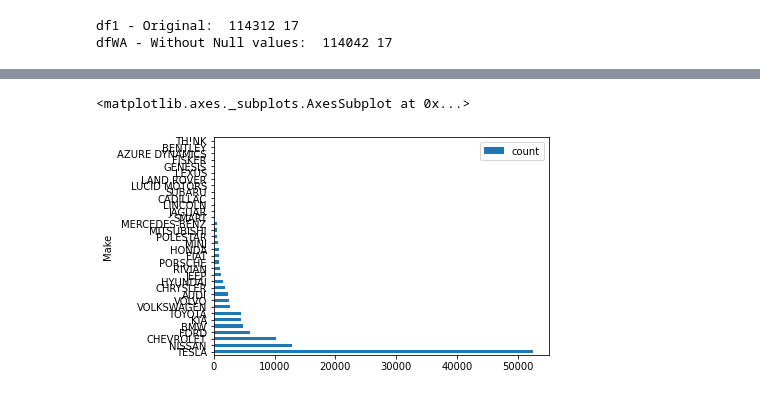
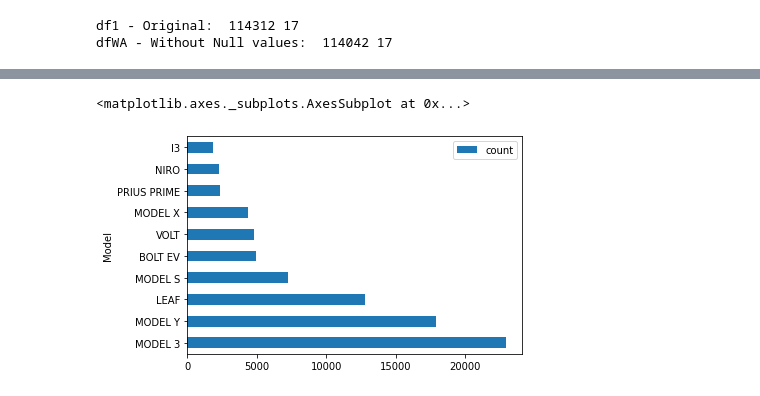
Before and after one commit to Frans-Grau/ElectricVehicleVsChargingStations, a Jupyter notebook: EVPopulation.ipynb, the cells around one changed output, grey strips where cells are left out. Saved outputs shown, nothing was run; the diff lists cells and outputs as text; code cells hidden in the pictures.

```diff
--- a/EVPopulation.ipynb
+++ b/EVPopulation.ipynb
@@ -118,9 +127,9 @@ only showing top 20 rows
 # %%
-### Value Counts and use pnadas to plot
-models = dfWA.groupBy('Make').count().orderBy('count', ascending=False)
+### CAR MODELS: Value Counts and use paadas to plot
+models = dfWA.groupBy('Model').count().orderBy('count', ascending=False)
 p_models = models.toPandas()
-p_models = p_models.set_index('Make')
-p_models.plot(kind='barh')
+p_models.set_index('Model', inplace=True)
+p_models[:10].plot(kind='barh')
 # %% [output]
 <matplotlib.axes._subplots.AxesSubplot at 0x...>
-[figure, old version]
+[figure, new version]
```
Also changed, not shown: parts of 3 cells of this notebook.
